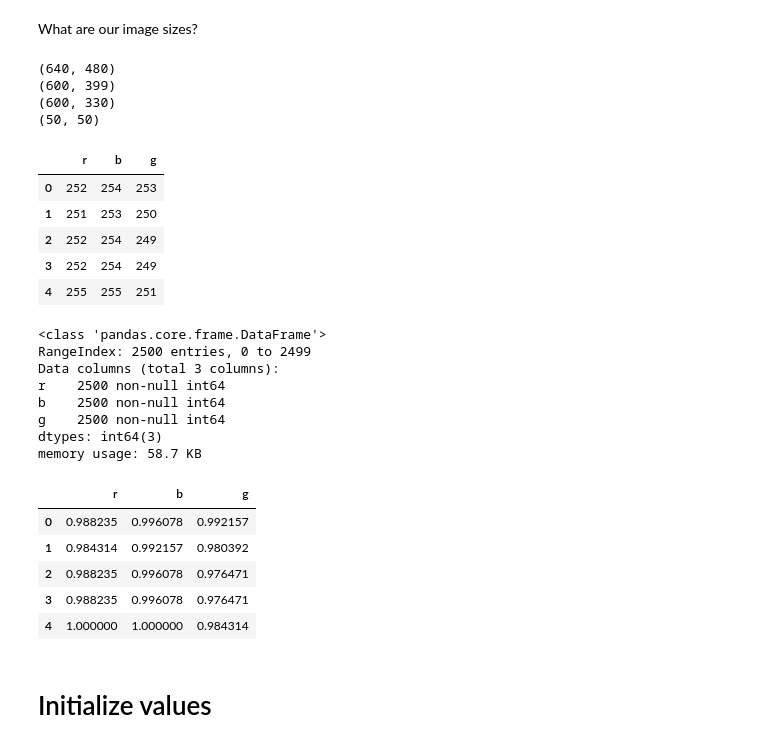
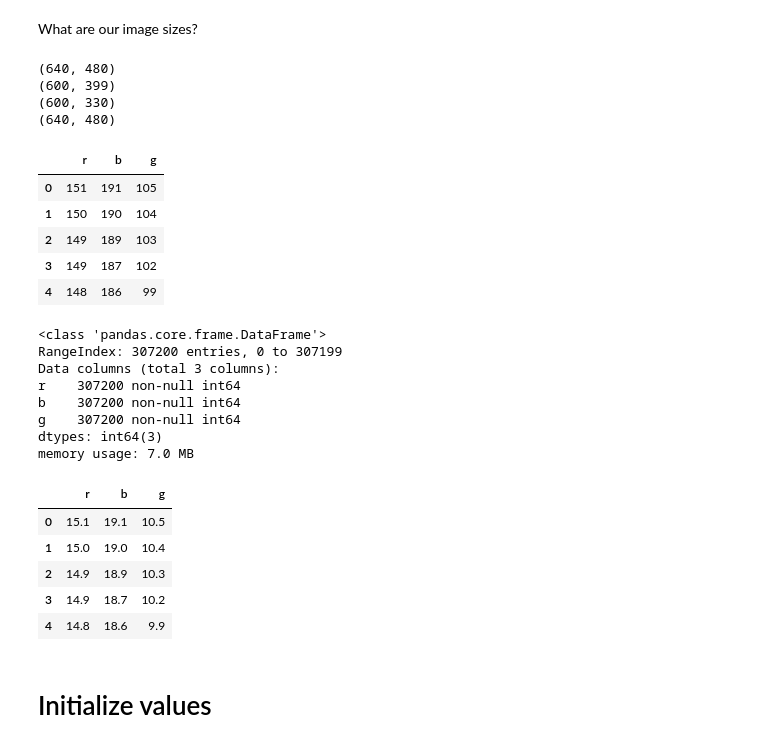
Before and after one commit to EloiseRosen/HW7, a Jupyter notebook: hw7_problem2.ipynb, the cells around one changed output. Drawn from its saved outputs; the diff is of its cells as text; code cells hidden in the pictures.

```diff
--- a/hw7_problem2.ipynb
+++ b/hw7_problem2.ipynb
@@ -30,6 +33,9 @@ image_3
 # %% [output]
 [figure]
 # %%
-test_image = Image.open('test_image.jpeg')
+#test_image = Image.open('test_image.jpeg')
+#test_image
+
+test_image = Image.open('RobertMixed03.jpg')
 test_image
 # %% [output]
@@ -45,7 +51,7 @@ print(test_image.size)
 (640, 480)
 (600, 399)
 (600, 330)
-(50, 50)
+(640, 480)
 # %%
 # TODO just do 1 image right now, then go back and put everything in my for loop I have at
 # near the end of my notebook
@@ -56,35 +62,35 @@ df = pd.DataFrame(list(test_image.getdata()), columns=['r','b', 'g'])
 df.head()
 # %% [output]
 |  | r | b | g |
-| 0 | 252 | 254 | 253 |
-| 1 | 251 | 253 | 250 |
-| 2 | 252 | 254 | 249 |
-| 3 | 252 | 254 | 249 |
-| 4 | 255 | 255 | 251 |
+| 0 | 151 | 191 | 105 |
+| 1 | 150 | 190 | 104 |
+| 2 | 149 | 189 | 103 |
+| 3 | 149 | 187 | 102 |
+| 4 | 148 | 186 | 99 |
 # %%
 #df = df.head(1000)
 df.info()
 # %% [output]
 <class 'pandas.core.frame.DataFrame'>
-RangeIndex: 2500 entries, 0 to 2499
+RangeIndex: 307200 entries, 0 to 307199
 Data columns (total 3 columns):
-r    2500 non-null int64
-b    2500 non-null int64
-g    2500 non-null int64
+r    307200 non-null int64
+b    307200 non-null int64
+g    307200 non-null int64
 dtypes: int64(3)
-memory usage: 58.7 KB
+memory usage: 7.0 MB
 # %%
 # later, e ^ - big_number will give us underflow issues.
 # if we rescale the data so that the resulting numbers won't be so big we can avoid that
-df = df/255
+df = df/10
 df.head()
 # %% [output]
 |  | r | b | g |
-| 0 | 0.988235 | 0.996078 | 0.992157 |
-| 1 | 0.984314 | 0.992157 | 0.980392 |
-| 2 | 0.988235 | 0.996078 | 0.976471 |
-| 3 | 0.988235 | 0.996078 | 0.976471 |
-| 4 | 1.000000 | 1.000000 | 0.984314 |
+| 0 | 15.1 | 19.1 | 10.5 |
+| 1 | 15.0 | 19.0 | 10.4 |
+| 2 | 14.9 | 18.9 | 10.3 |
+| 3 | 14.9 | 18.7 | 10.2 |
+| 4 | 14.8 | 18.6 | 9.9 |
 # %%
 # I need to loop 3 each of 3 images
 # for each image I need to try some specific num_segments values
```
Also changed, not shown: parts of 36 cells of this notebook.
